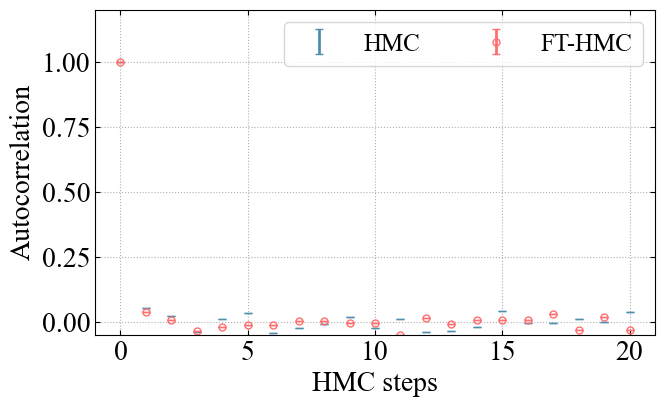
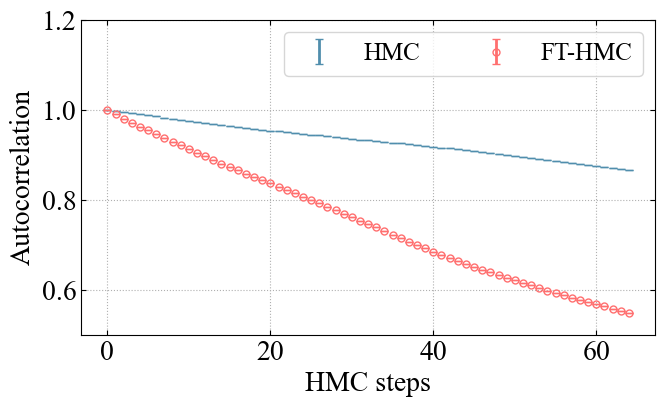
The notebook cell's code change between the first figure and the second:
--- before
+++ after
@@ -1,4 +1,4 @@
-SELECTED_L = 8
-SELECTED_BETA = 4.0
+SELECTED_L = 32
+SELECTED_BETA = 14.0
 curve = results[(SELECTED_L, SELECTED_BETA)]
 lags = np.arange(MAX_LAG + 1)
@@ -7,5 +7,5 @@
 ax.errorbar(lags, gv.mean(curve["hmc_auto"]), yerr=gv.sdev(curve["hmc_auto"]), label="HMC", color=color_ls[0], **errorb)
 ax.errorbar(lags, gv.mean(curve["fthmc_auto"]), yerr=gv.sdev(curve["fthmc_auto"]), label="FT-HMC", color=color_ls[3], **errorb_circle)
-ax.set_ylim(-0.05, 1.2)
+ax.set_ylim(0.5, 1.2)
 ax.legend(ncol=2, loc="upper right", **fs_small_p)
 ax.set_xlabel("HMC steps", **fs_p)

Commit: update presentation notebook